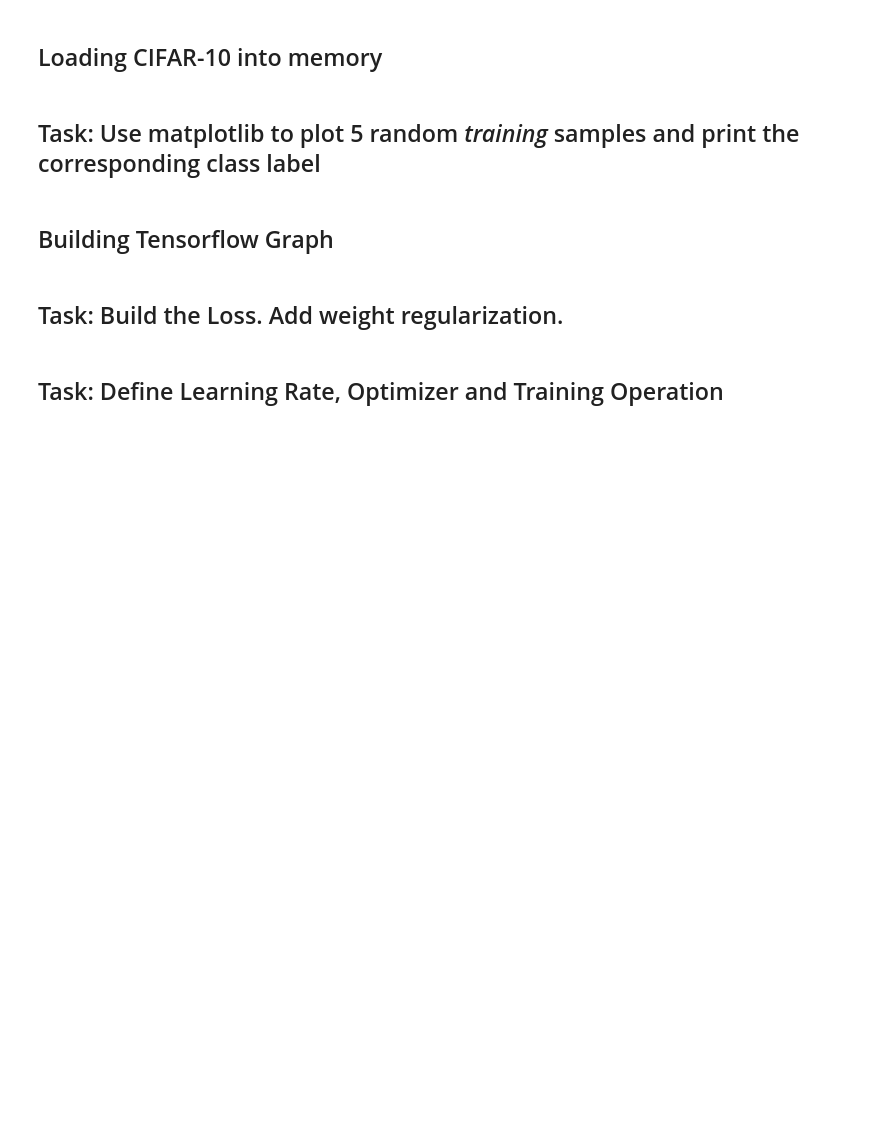
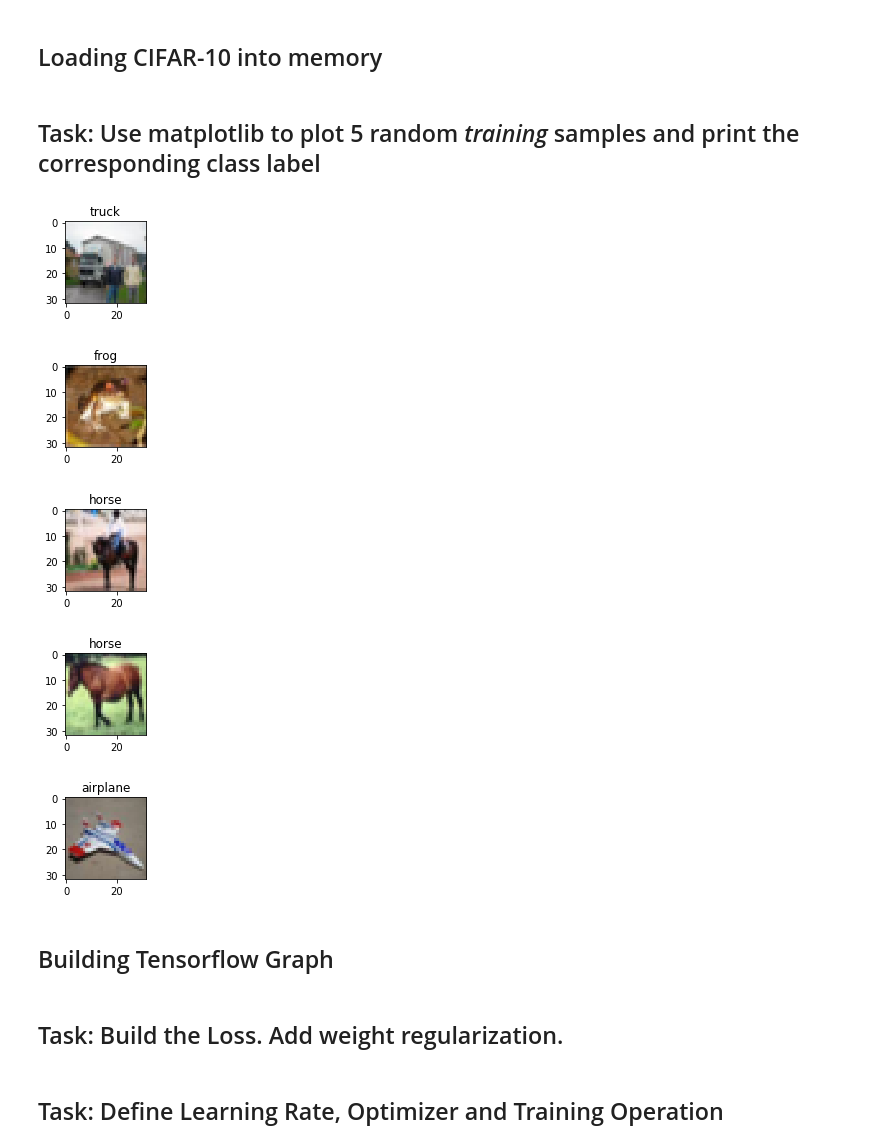
Before and after one commit to alleboudy/detectozord, a Jupyter notebook: exercise3/Training.ipynb, the cells around one changed output. Saved outputs shown, nothing was run; the diff lists cells and outputs as text; code cells hidden in the pictures; blank space fills up the shorter version.

```diff
--- a/exercise3/Training.ipynb
+++ b/exercise3/Training.ipynb
@@ -29,8 +33,18 @@ train_samples, train_labels, val_samples, val_labels = load_cifar(data_path)
 ## Task: Use matplotlib to plot 5 random *training* samples and print the corresponding class label
 # %%
 label_to_name = ['airplane', 'automobile', 'bird', 'cat', 'deer' , 'dog', 'frog', 'horse', 'ship', 'truck']
-
+indeces = random.sample(range(0, 31), 5)
 # TODO plot 5 training samples
+for index in indeces:
+    plt.figure(figsize=(1.5,1.5))
+    plt.title(label_to_name[train_labels[index]])
+    plt.imshow(train_samples[index])
+# %% [output]
+[figure, added]
+[figure, added]
+[figure, added]
+[figure, added]
+[figure, added]
 # %% [markdown]
 ## Building Tensorflow Graph
 # %%
```
Also changed, not shown: parts of 6 cells of this notebook, 2 other files.
